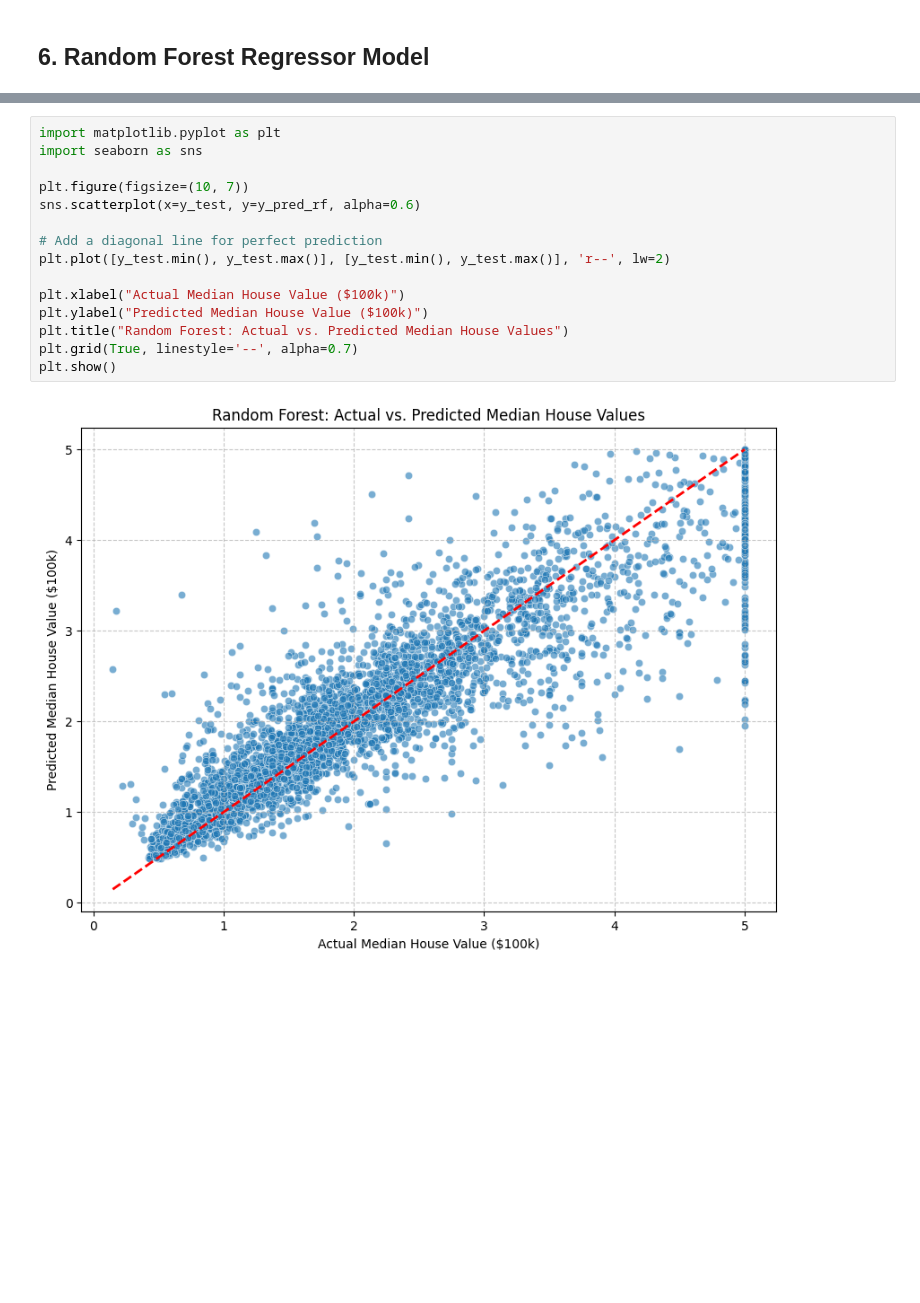
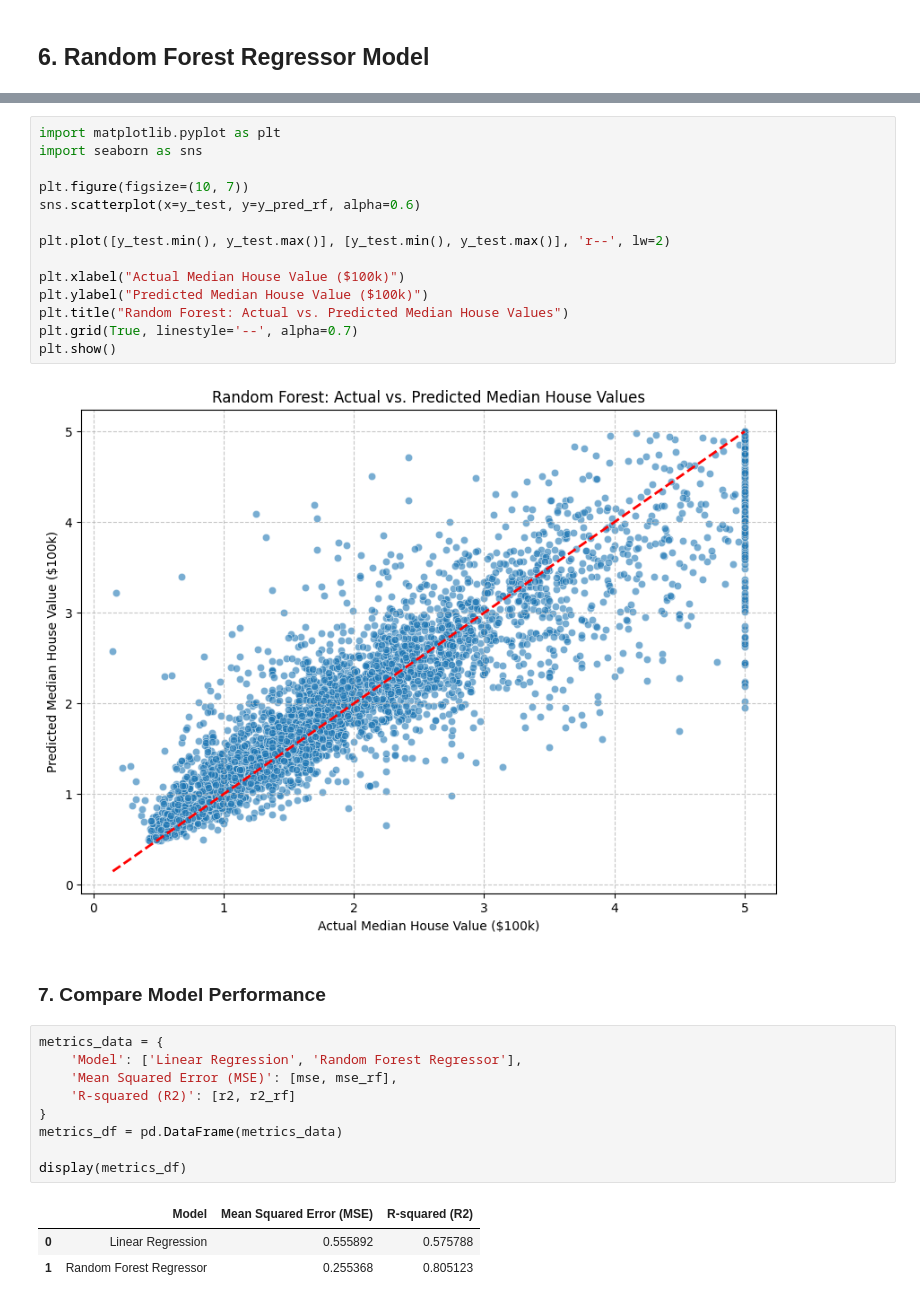
Before and after one commit to somu-sartungi10/ML, a Jupyter notebook: ML.ipynb, the cells around one changed output, grey strips where cells are left out. Drawn from its saved outputs; the diff is of its cells as text; blank space fills up the shorter version.

```diff
--- a/ML.ipynb
+++ b/ML.ipynb
@@ -106,7 +98,6 @@ import seaborn as sns
 plt.figure(figsize=(10, 7))
 sns.scatterplot(x=y_test, y=y_pred_rf, alpha=0.6)
 
-# Add a diagonal line for perfect prediction
 plt.plot([y_test.min(), y_test.max()], [y_test.min(), y_test.max()], 'r--', lw=2)
 
 plt.xlabel("Actual Median House Value ($100k)")
@@ -116,3 +107,18 @@ plt.grid(True, linestyle='--', alpha=0.7)
 plt.show()
 # %% [output]
 [figure]
+# %% [markdown]
+### 7. Compare Model Performance
+# %%
+metrics_data = {
+    'Model': ['Linear Regression', 'Random Forest Regressor'],
+    'Mean Squared Error (MSE)': [mse, mse_rf],
+    'R-squared (R2)': [r2, r2_rf]
+}
+metrics_df = pd.DataFrame(metrics_data)
+
+display(metrics_df)
+# %% [output]
+|  | Model | Mean Squared Error (MSE) | R-squared (R2) |
+| 0 | Linear Regression | 0.555892 | 0.575788 |
+| 1 | Random Forest Regressor | 0.255368 | 0.805123 |
```
Also changed, not shown: parts of 5 cells of this notebook.
